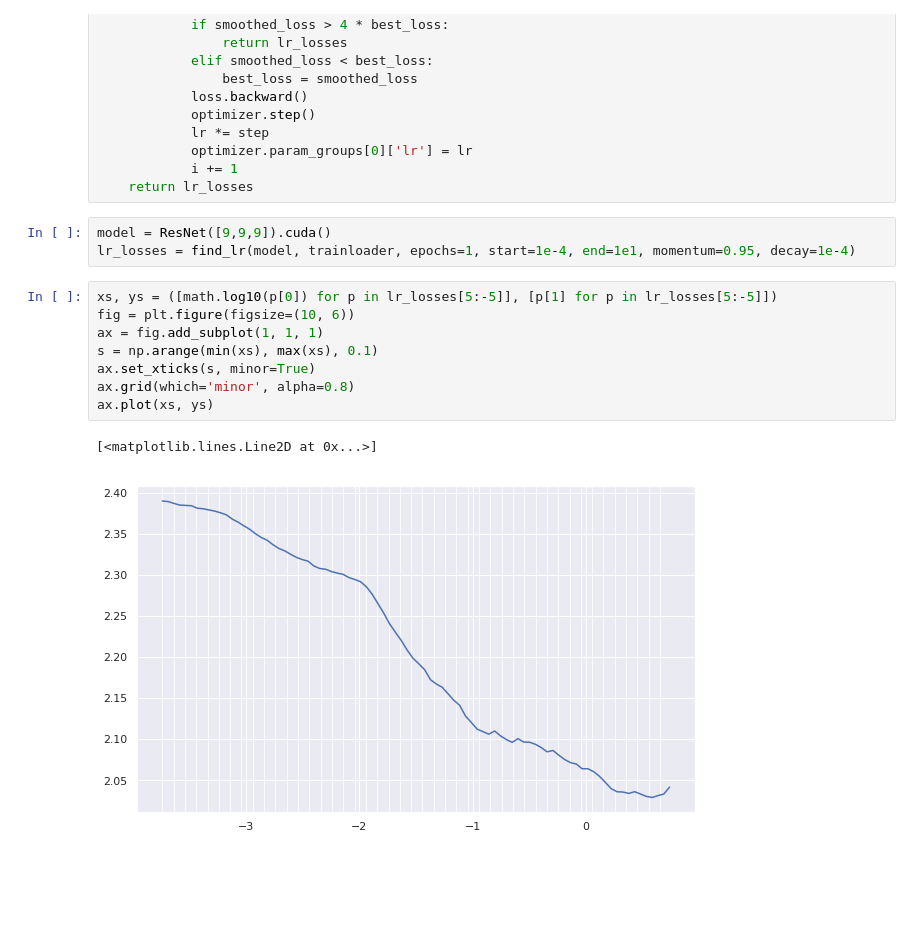
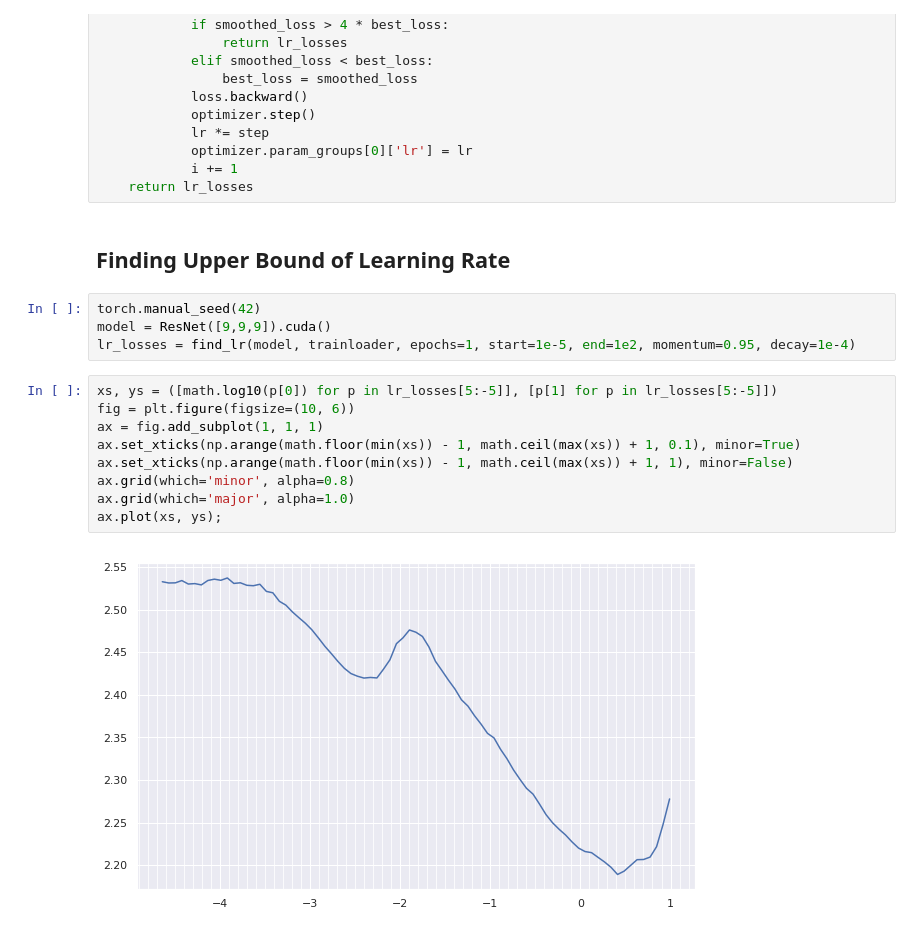
Before and after one commit to kcy1019/TIL, a Jupyter notebook: cifar10-superconv.ipynb, the cells around one changed output. Drawn from its saved outputs; the diff is of its cells as text; blank space fills up the shorter version.

```diff
--- a/cifar10-superconv.ipynb
+++ b/cifar10-superconv.ipynb
@@ -109,17 +113,20 @@ def find_lr(model, train_dl, epochs=1, start=1e-4, end=8.0, beta=0.95, momentum=
             optimizer.param_groups[0]['lr'] = lr
             i += 1
     return lr_losses
+# %% [markdown]
+## Finding Upper Bound of Learning Rate
 # %%
+torch.manual_seed(42)
 model = ResNet([9,9,9]).cuda()
-lr_losses = find_lr(model, trainloader, epochs=1, start=1e-4, end=1e1, momentum=0.95, decay=1e-4)
+lr_losses = find_lr(model, trainloader, epochs=1, start=1e-5, end=1e2, momentum=0.95, decay=1e-4)
 # %%
 xs, ys = ([math.log10(p[0]) for p in lr_losses[5:-5]], [p[1] for p in lr_losses[5:-5]])
 fig = plt.figure(figsize=(10, 6))
 ax = fig.add_subplot(1, 1, 1)
-s = np.arange(min(xs), max(xs), 0.1)
-ax.set_xticks(s, minor=True)
+ax.set_xticks(np.arange(math.floor(min(xs)) - 1, math.ceil(max(xs)) + 1, 0.1), minor=True)
+ax.set_xticks(np.arange(math.floor(min(xs)) - 1, math.ceil(max(xs)) + 1, 1), minor=False)
 ax.grid(which='minor', alpha=0.8)
-ax.plot(xs, ys)
+ax.grid(which='major', alpha=1.0)
+ax.plot(xs, ys);
 # %% [output]
-[<matplotlib.lines.Line2D at 0x...>]
-[figure, old version]
+[figure, new version]
```
Also changed, not shown: parts of 6 cells of this notebook.
